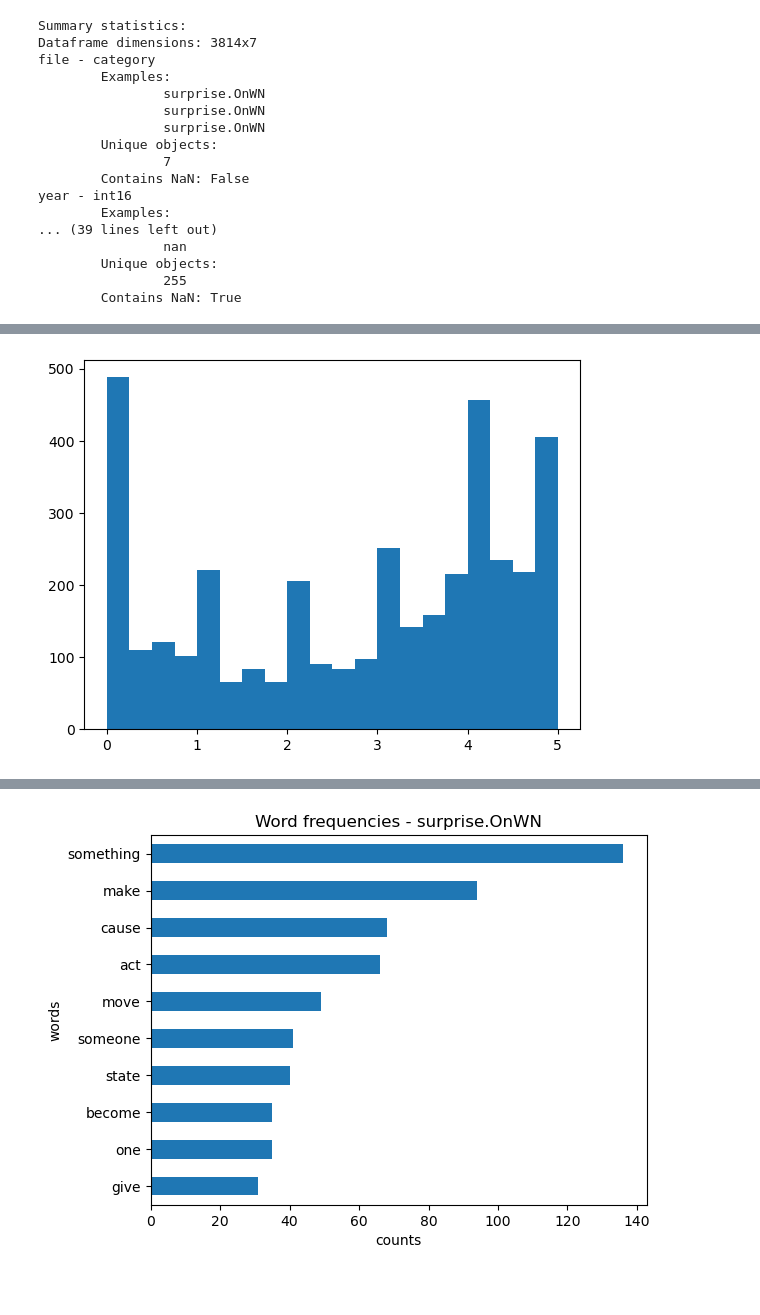
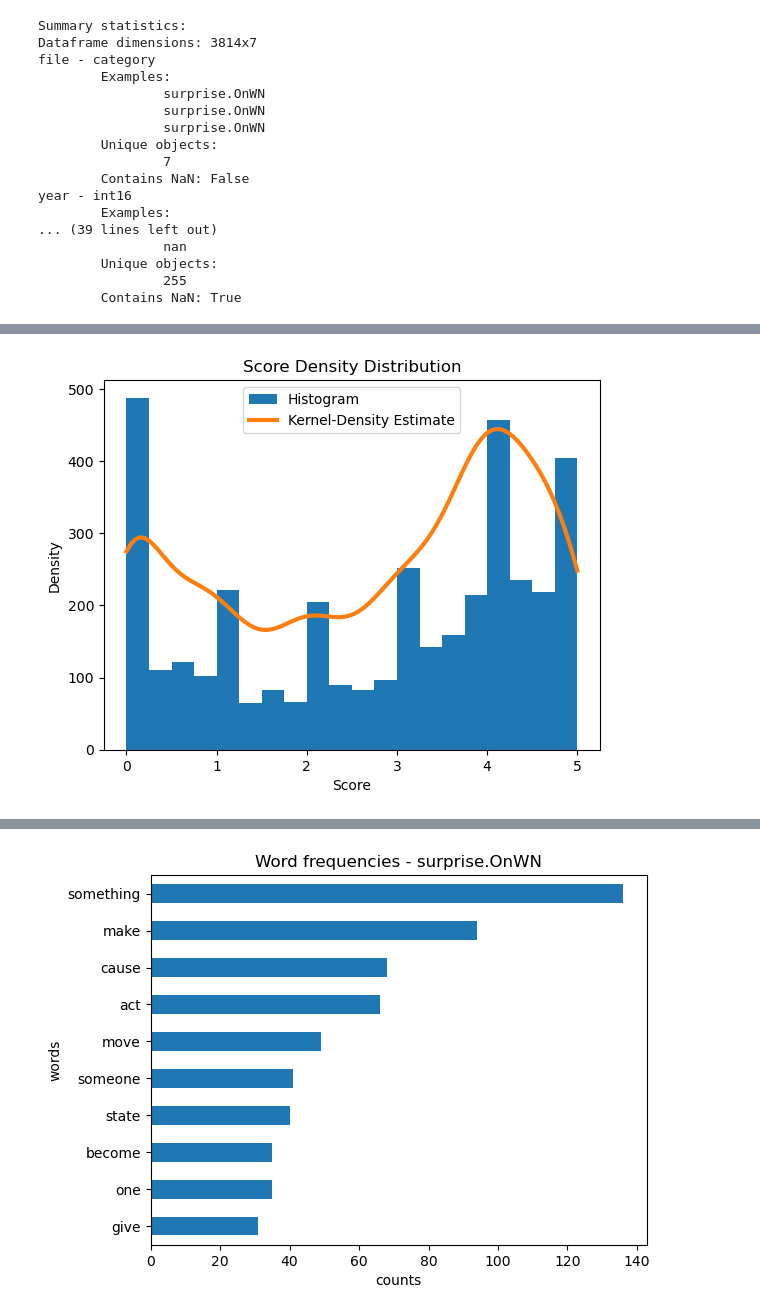
Before and after one commit to nihermann/SemEval-DataAnalytics, a Jupyter notebook: basic_analysis.ipynb, the cells around one changed output, grey strips where cells are left out. Drawn from its saved outputs; the diff is of its cells as text; code cells hidden in the pictures; blank space fills up the shorter version.

```diff
--- a/notebooks/basic_analysis.ipynb
+++ b/basic_analysis.ipynb
@@ -5,5 +39,5 @@ import numpy as np
 # %%
-csv_path = "../data/correct_cols.tsv"
+csv_path = "data/correct_cols.tsv"
 # %%
 def add_missing_tabs_in_file(source_path: str, target_path: str) -> None:
     with open(source_path, "r") as source, open(target_path, "w") as target:
@@ -43,8 +111,9 @@ df["year"] = df.year.str.replace("test", "")
 df = (df
       .astype({"file": "category", "year": "int16"})
       .drop("id", axis=1)
+      .fillna("")
 )
-df.to_feather("../data/preprocessed.feather")
+df.to_feather("data/preprocessed.feather")
 # %%
 print(summarise(df))
 # %% [output]
@@ -80,8 +137,15 @@ utx.plot
-# %%
-plt.hist(df.score, bins=20)
-plt.show()
-# %% [output]
-[figure, removed]
-# %%
-df.score /= 5
+# %%
+plt.hist(df.score, bins=20, label="Histogram")
+xs = np.linspace(0, 5, 100)
+kde = stats.gaussian_kde(df.score)
+plt.plot(
+    xs, [kde(x)*len(df.score)/2.5 for x in xs],
+    label="Kernel-Density Estimate", linewidth=3)
+plt.title("Score Density Distribution")
+plt.xlabel("Score")
+plt.ylabel("Density")
+plt.legend()
+plt.show()
+# %% [output]
+[figure, added]
 # %%
```
Also changed, not shown: parts of 37 cells of this notebook, 2 other files.
